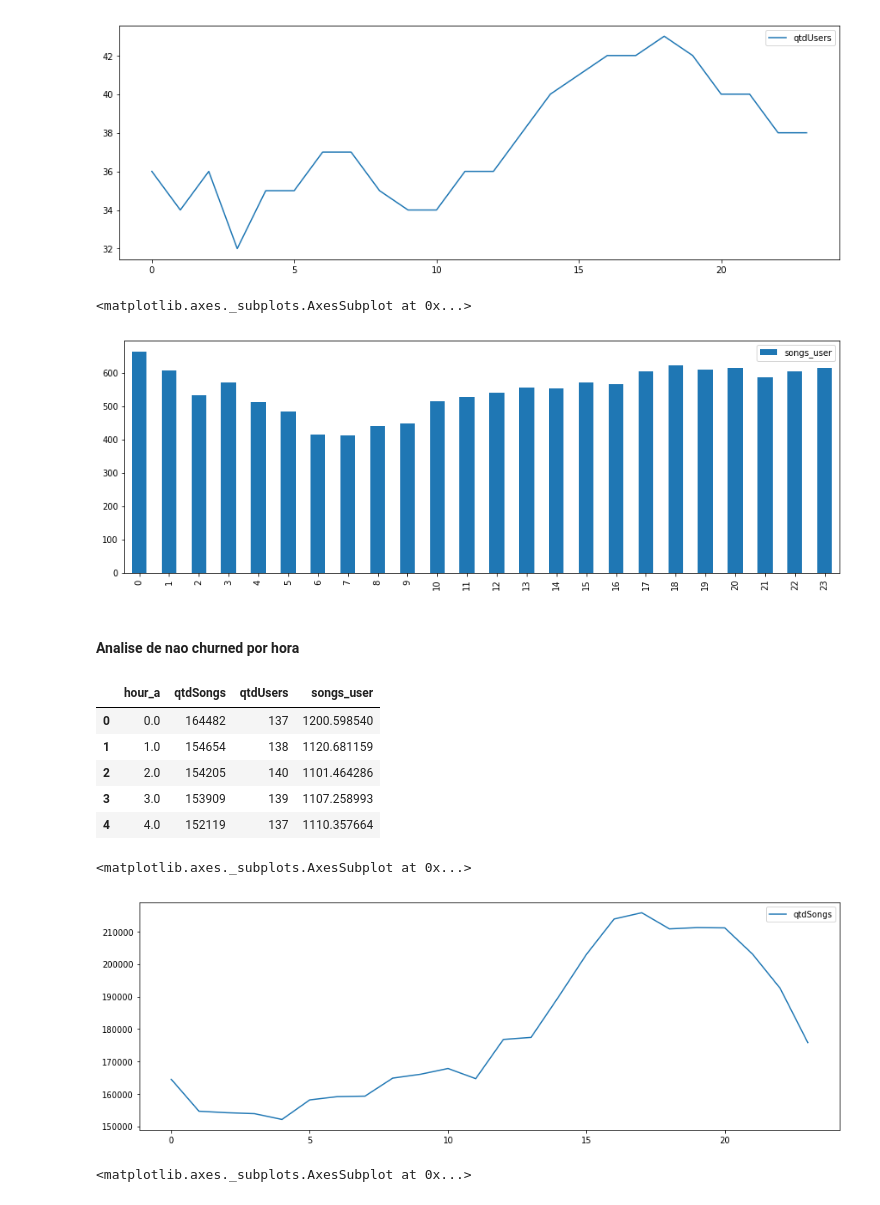
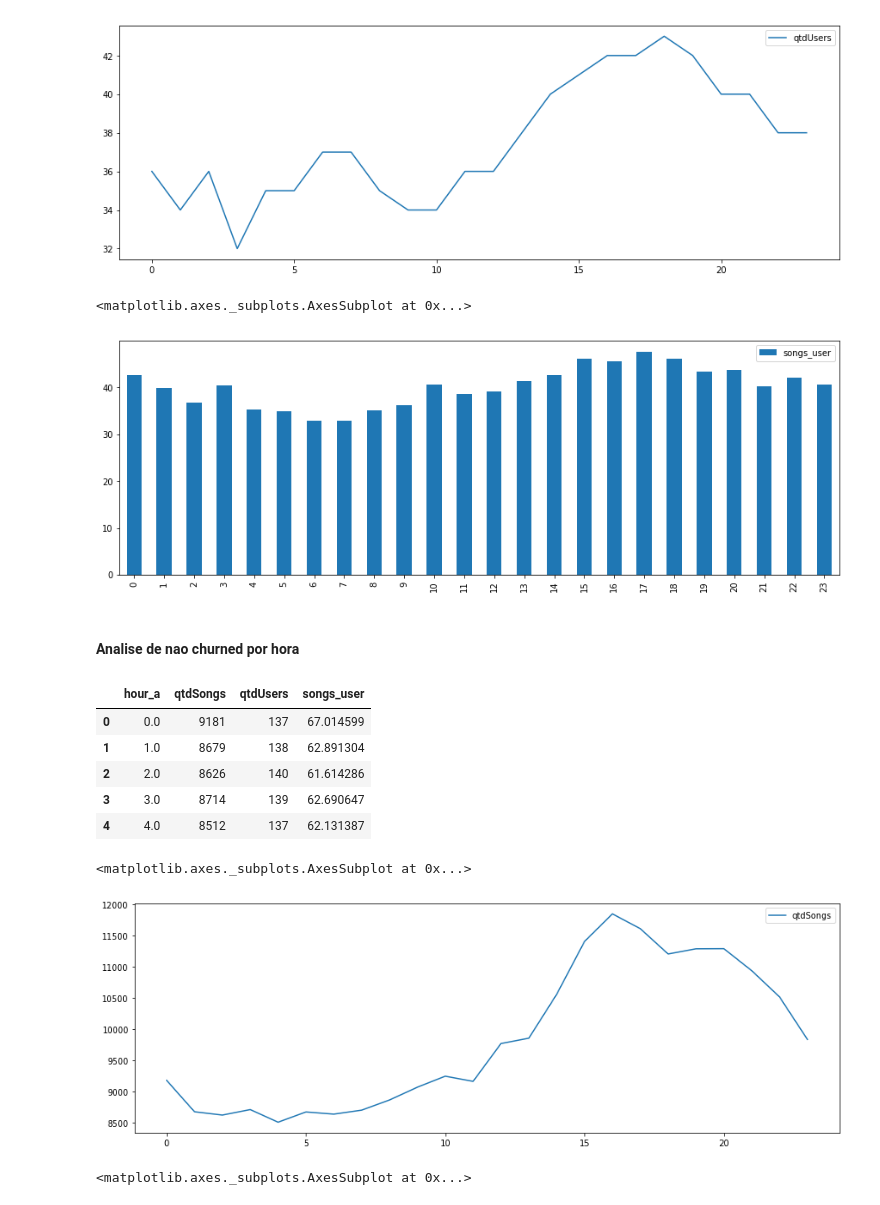
Before and after one commit to gustavo-leandro/sparkify-project, a Jupyter notebook: Sparkify.ipynb, the cells around one changed output. Cells and saved outputs as stored; diff of their text form; code cells hidden in the pictures.

```diff
--- a/Sparkify.ipynb
+++ b/Sparkify.ipynb
@@ -156,15 +162,15 @@ churnUsers=churnUsers.select(col("userId").alias("userId_a"), col("churn"))
 validUsers = validUsers.join(churnUsers, validUsers.userId == churnUsers.userId_a, 'left')
 validUsers = validUsers.drop(validUsers.userId_a)
 # %%
-downUsers = validUsers.filter(validUsers.page == 'Downgrade').select('userId')
+downUsers = validUsers.filter(validUsers.page == 'Submit Downgrade').select('userId')
 downUsers = downUsers.withColumn("downgrade", lit(1))
 downUsers=downUsers.select(col("userId").alias("userId_b"), col("downgrade"))
 
 validUsers = validUsers.join(downUsers, validUsers.userId == downUsers.userId_b, 'left')
 validUsers = validUsers.drop(validUsers.userId_b)
 # %%
-churnedDf = validUsers.filter(validUsers.churn == 1).select(['userId','gender','page','hour','date', 'downgrade'])
-nChurnedDf = validUsers.filter(validUsers.churn.isNull()).select(['userId','gender','page','hour','date', 'downgrade'])
+churnedDf = validUsers.filter(validUsers.churn == 1).select(['userId','gender','page','hour','date', 'downgrade','level','ts','registration'])
+nChurnedDf = validUsers.filter(validUsers.churn.isNull()).select(['userId','gender','page','hour','date', 'downgrade','level','ts','registration'])
 # %% [markdown]
 ### Analise de musicas
 # %%
@@ -260,5 +265,5 @@ userByHour = churnedSongs.select(['hour','userId']).dropDuplicates().groupby(chu
 songsByUserHour = songByHour.join(userByHour, songByHour.hour_a == userByHour.hour_b, 'left').orderBy(songByHour.hour_a)
 songsByUserHour = songsByUserHour.withColumn("songs_user", songsByUserHour.qtdSongs/songsByUserHour.qtdUsers).drop(songsByUserHour.hour_b)
 # %%
-pdSongsHour = songsByUserHour.toPandas()
+pdSongsHourChurn = songsByUserHour.toPandas()
 # %%
@@ -281,10 +286,10 @@ pdSongsHour[['qtdUsers']].plot.line(figsize=(15,5))
 <matplotlib.axes._subplots.AxesSubplot at 0x...>
 [figure]
 # %%
-pdSongsHour[['songs_user']].plot.bar(figsize=(15,5))
+pdSongsHourChurn[['songs_user']].plot.bar(figsize=(15,5))
 # %% [output]
 <matplotlib.axes._subplots.AxesSubplot at 0x...>
-[figure, old version]
+[figure, new version]
 # %% [markdown]
 #### Analise de nao churned por hora
 # %%
@@ -298,15 +303,15 @@ pdSongsHour = songsByUserHour.toPandas()
 # %%
-pdSongsHour.head()
+pdSongsHourNChurn.head()
 # %% [output]
 |  | hour_a | qtdSongs | qtdUsers | songs_user |
-| 0 | 0.0 | 164482 | 137 | 1200.598540 |
-| 1 | 1.0 | 154654 | 138 | 1120.681159 |
-| 2 | 2.0 | 154205 | 140 | 1101.464286 |
-| 3 | 3.0 | 153909 | 139 | 1107.258993 |
-| 4 | 4.0 | 152119 | 137 | 1110.357664 |
+| 0 | 0.0 | 9181 | 137 | 67.014599 |
+| 1 | 1.0 | 8679 | 138 | 62.891304 |
+| 2 | 2.0 | 8626 | 140 | 61.614286 |
+| 3 | 3.0 | 8714 | 139 | 62.690647 |
+| 4 | 4.0 | 8512 | 137 | 62.131387 |
 # %%
-pdSongsHour[['qtdSongs']].plot.line(figsize=(15,5))
+pdSongsHourNChurn[['qtdSongs']].plot.line(figsize=(15,5))
 # %% [output]
 <matplotlib.axes._subplots.AxesSubplot at 0x...>
-[figure, old version]
+[figure, new version]
 # %%
```
Also changed, not shown: parts of 74 cells of this notebook.
